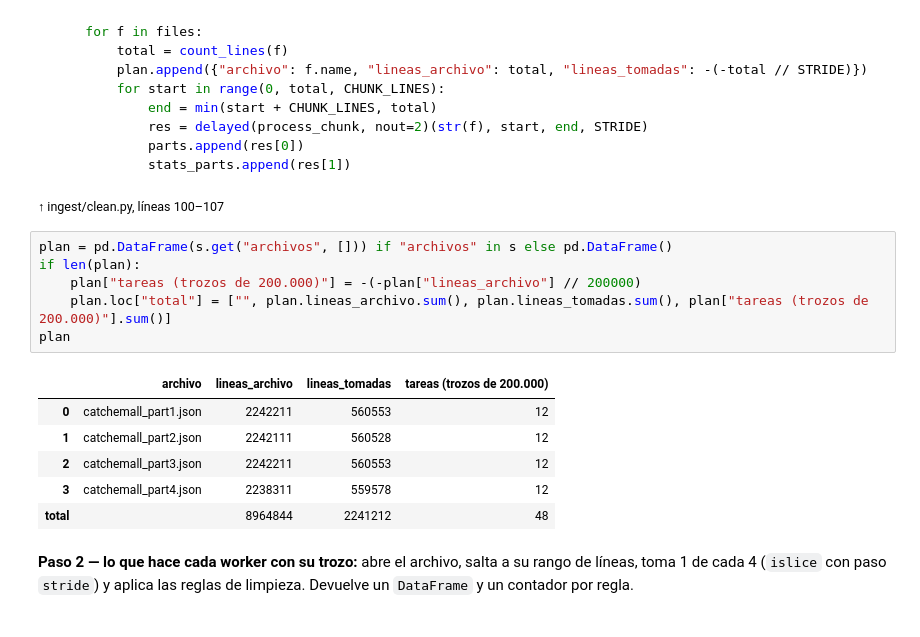
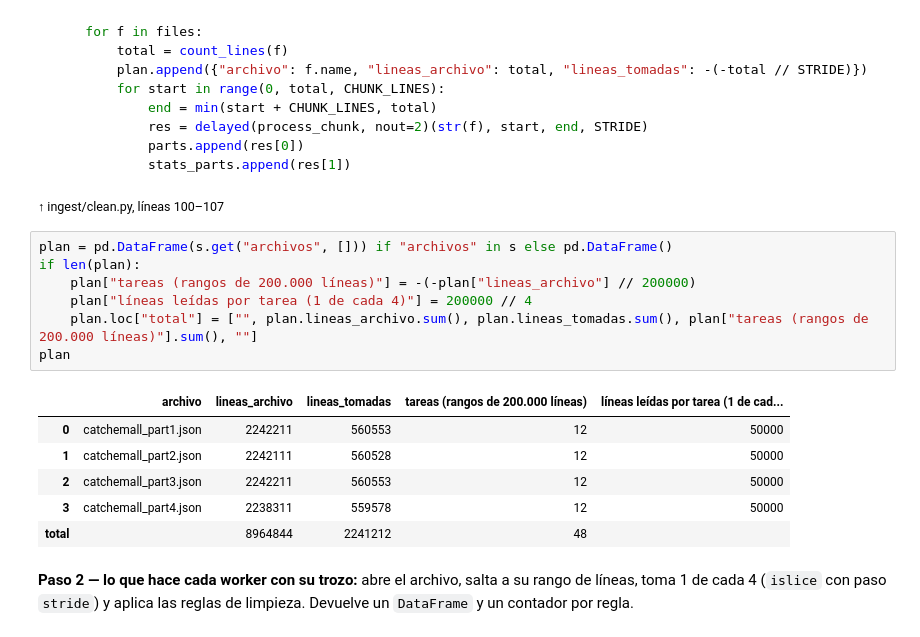
Before and after one commit to elrios893/pokemon-geo-bigdata, a Jupyter notebook: notebooks/sustentacion.ipynb, the cells around one changed output. Cells and saved outputs as stored; diff of their text form.

Commit message:
docs(notebook): aclarar rango de 200.000 lineas vs 50.000 leidas por tarea

```diff
--- a/notebooks/sustentacion.ipynb
+++ b/notebooks/sustentacion.ipynb
@@ -361,16 +361,17 @@ fuente("ingest/clean.py", "    for f in files:", "    print(f\"Plan:")
 # %%
 plan = pd.DataFrame(s.get("archivos", [])) if "archivos" in s else pd.DataFrame()
 if len(plan):
-    plan["tareas (trozos de 200.000)"] = -(-plan["lineas_archivo"] // 200000)
-    plan.loc["total"] = ["", plan.lineas_archivo.sum(), plan.lineas_tomadas.sum(), plan["tareas (trozos de 200.000)"].sum()]
+    plan["tareas (rangos de 200.000 líneas)"] = -(-plan["lineas_archivo"] // 200000)
+    plan["líneas leídas por tarea (1 de cada 4)"] = 200000 // 4
+    plan.loc["total"] = ["", plan.lineas_archivo.sum(), plan.lineas_tomadas.sum(), plan["tareas (rangos de 200.000 líneas)"].sum(), ""]
 plan
 # %% [output]
-|  | archivo | lineas_archivo | lineas_tomadas | tareas (trozos de 200.000) |
-| 0 | catchemall_part1.json | 2242211 | 560553 | 12 |
-| 1 | catchemall_part2.json | 2242111 | 560528 | 12 |
-| 2 | catchemall_part3.json | 2242211 | 560553 | 12 |
-| 3 | catchemall_part4.json | 2238311 | 559578 | 12 |
-| total |  | 8964844 | 2241212 | 48 |
+|  | archivo | lineas_archivo | lineas_tomadas | tareas (rangos de 200.000 líneas) | líneas leídas por tarea (1 de cad... |
+| 0 | catchemall_part1.json | 2242211 | 560553 | 12 | 50000 |
+| 1 | catchemall_part2.json | 2242111 | 560528 | 12 | 50000 |
+| 2 | catchemall_part3.json | 2242211 | 560553 | 12 | 50000 |
+| 3 | catchemall_part4.json | 2238311 | 559578 | 12 | 50000 |
+| total |  | 8964844 | 2241212 | 48 |  |
 # %% [markdown]
 **Paso 2 — lo que hace cada worker con su trozo:** abre el archivo, salta a su rango de líneas, toma 1 de cada 4 (`islice` con paso `stride`) y aplica las reglas de limpieza. Devuelve un `DataFrame` y un contador por regla.
 # %%
```
Also changed, not shown: parts of 8 cells of this notebook, 1 other file.
